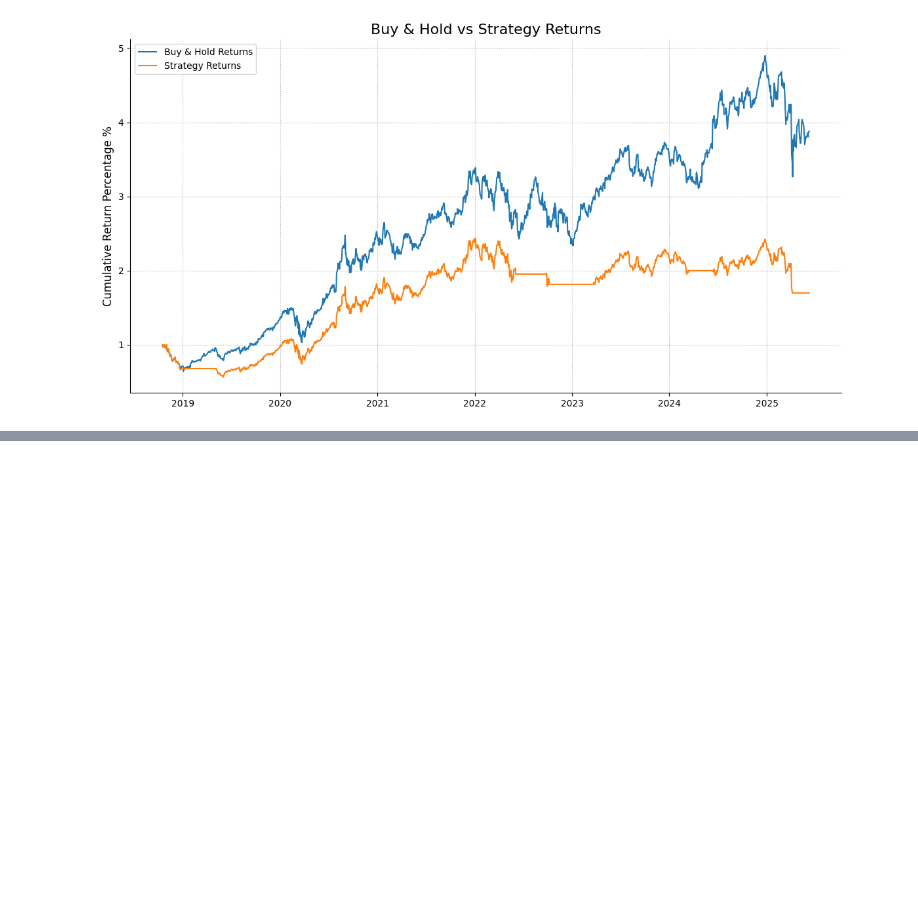
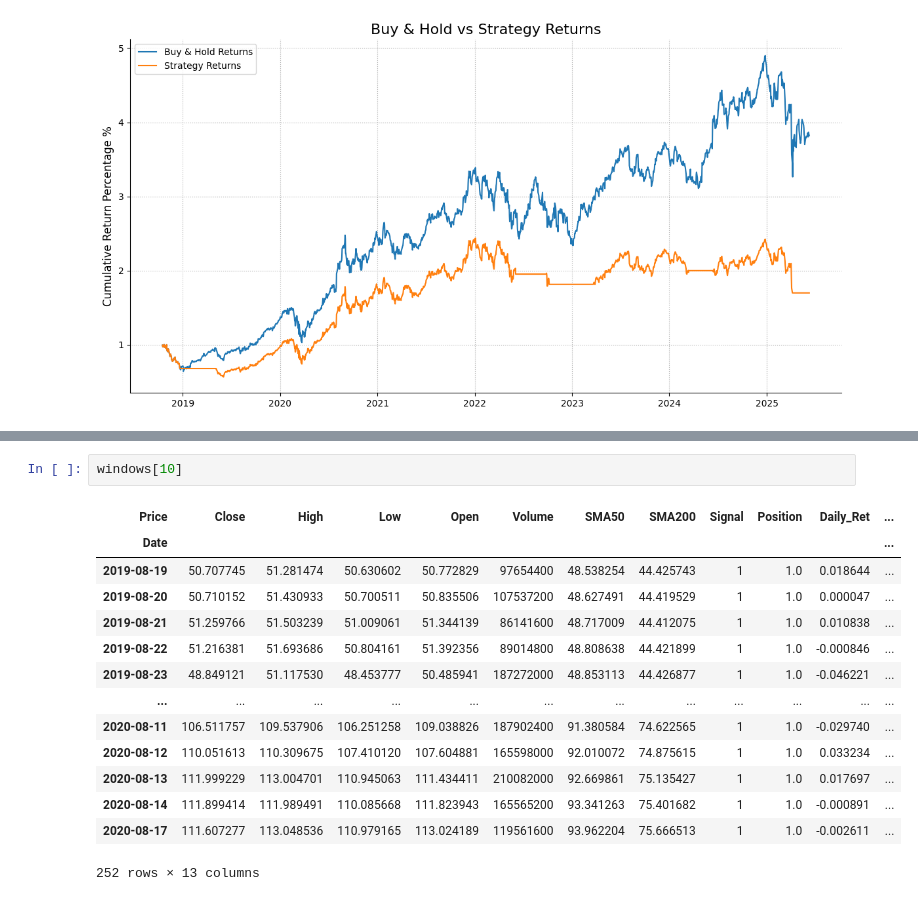
Before and after one commit to JamieW365/trading_algos, a Jupyter notebook: notebooks/moving_average_crossover.ipynb, the cells around one changed output, grey strips where cells are left out. Drawn from its saved outputs; the diff is of its cells as text; blank space fills up the shorter version.

```diff
--- a/notebooks/moving_average_crossover.ipynb
+++ b/notebooks/moving_average_crossover.ipynb
@@ -361,0 +410,17 @@ plt.show;
+# %%
+windows[10]
+# %% [output]
+| Price | Close | High | Low | Open | Volume | SMA50 | SMA200 | Signal | Position | Daily_Ret | ... |
+| Date |  |  |  |  |  |  |  |  |  |  | ... |
+| 2019-08-19 | 50.707745 | 51.281474 | 50.630602 | 50.772829 | 97654400 | 48.538254 | 44.425743 | 1 | 1.0 | 0.018644 | ... |
+| 2019-08-20 | 50.710152 | 51.430933 | 50.700511 | 50.835506 | 107537200 | 48.627491 | 44.419529 | 1 | 1.0 | 0.000047 | ... |
+| 2019-08-21 | 51.259766 | 51.503239 | 51.009061 | 51.344139 | 86141600 | 48.717009 | 44.412075 | 1 | 1.0 | 0.010838 | ... |
+| 2019-08-22 | 51.216381 | 51.693686 | 50.804161 | 51.392356 | 89014800 | 48.808638 | 44.421899 | 1 | 1.0 | -0.000846 | ... |
+| 2019-08-23 | 48.849121 | 51.117530 | 48.453777 | 50.485941 | 187272000 | 48.853113 | 44.426877 | 1 | 1.0 | -0.046221 | ... |
+| ... | ... | ... | ... | ... | ... | ... | ... | ... | ... | ... | ... |
+| 2020-08-11 | 106.511757 | 109.537906 | 106.251258 | 109.038826 | 187902400 | 91.380584 | 74.622565 | 1 | 1.0 | -0.029740 | ... |
+| 2020-08-12 | 110.051613 | 110.309675 | 107.410120 | 107.604881 | 165598000 | 92.010072 | 74.875615 | 1 | 1.0 | 0.033234 | ... |
+| 2020-08-13 | 111.999229 | 113.004701 | 110.945063 | 111.434411 | 210082000 | 92.669861 | 75.135427 | 1 | 1.0 | 0.017697 | ... |
+| 2020-08-14 | 111.899414 | 111.989491 | 110.085668 | 111.823943 | 165565200 | 93.341263 | 75.401682 | 1 | 1.0 | -0.000891 | ... |
+| 2020-08-17 | 111.607277 | 113.048536 | 110.979165 | 113.024189 | 119561600 | 93.962204 | 75.666513 | 1 | 1.0 | -0.002611 | ... |
+252 rows × 13 columns
```
Also changed, not shown: parts of 25 cells of this notebook.
